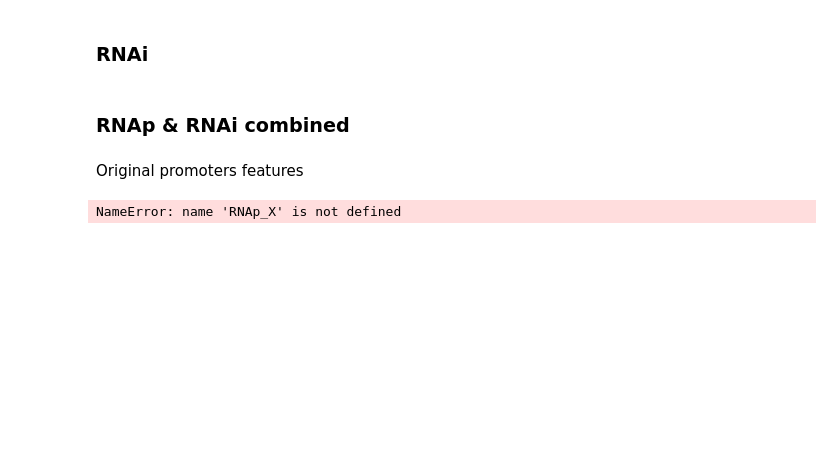
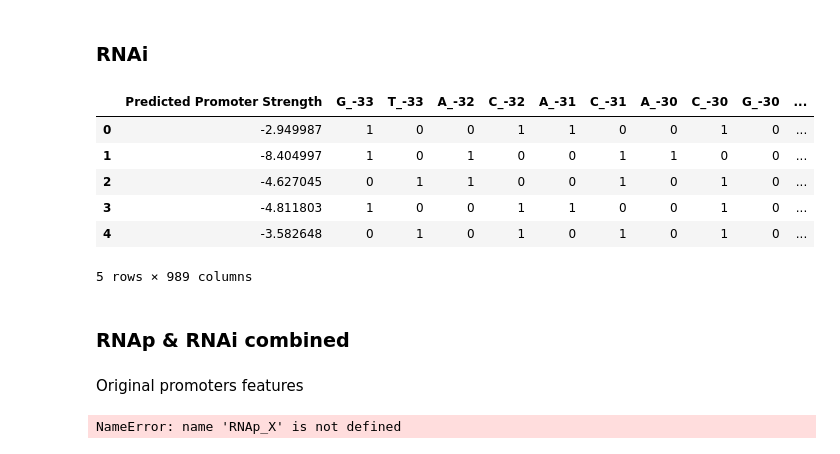
Before and after one commit to igem-tau/copy-number, a Jupyter notebook: py_notebooks/promoter_to_copy_number.ipynb, the cells around one changed output. Drawn from its saved outputs; the diff is of its cells as text; code cells hidden in the pictures; blank space fills up the shorter version.

```diff
--- a/py_notebooks/promoter_to_copy_number.ipynb
+++ b/py_notebooks/promoter_to_copy_number.ipynb
@@ -719,14 +771,24 @@ NameError: name 'RNAp_X' is not defined
 # %%
 RNAi_seq = RNAi_df['Promoter Sequence (-35 to +1)']
 RNAi_features = []
 RNAi_features.append(RNAi_df['Predicted Promoter Strength'])
 RNAi_features.append(generate_one_hot_encoding(RNAi_seq))
 RNAi_features.append(generate_df_from_seq(RNAi_seq))
 RNAi_features.append(calc_promoter_zones_strength(RNAi_seq, RNAi_EDITED_ZONES))
+RNAi_features.append(create_hight_or_low_features(RNAi_df,Type_of_thresh='mean')) # except "mean", "med",and %
 
 RNAi_X = remove_zero_variance_features(pd.concat(RNAi_features, axis=1))
+
 RNAi_y = RNAi_df['Copy Number']
 RNAi_X.head()
+# %% [output]
+|  | Predicted Promoter Strength | G_-33 | T_-33 | A_-32 | C_-32 | A_-31 | C_-31 | A_-30 | C_-30 | G_-30 | ... |
+| 0 | -2.949987 | 1 | 0 | 0 | 1 | 1 | 0 | 0 | 1 | 0 | ... |
+| 1 | -8.404997 | 1 | 0 | 1 | 0 | 0 | 1 | 1 | 0 | 0 | ... |
+| 2 | -4.627045 | 0 | 1 | 1 | 0 | 0 | 1 | 0 | 1 | 0 | ... |
+| 3 | -4.811803 | 1 | 0 | 0 | 1 | 1 | 0 | 0 | 1 | 0 | ... |
+| 4 | -3.582648 | 0 | 1 | 0 | 1 | 0 | 1 | 0 | 1 | 0 | ... |
+5 rows × 989 columns
 # %% [markdown]
 ### RNAp & RNAi combined
 # %%
```
Also changed, not shown: parts of 15 cells of this notebook.
